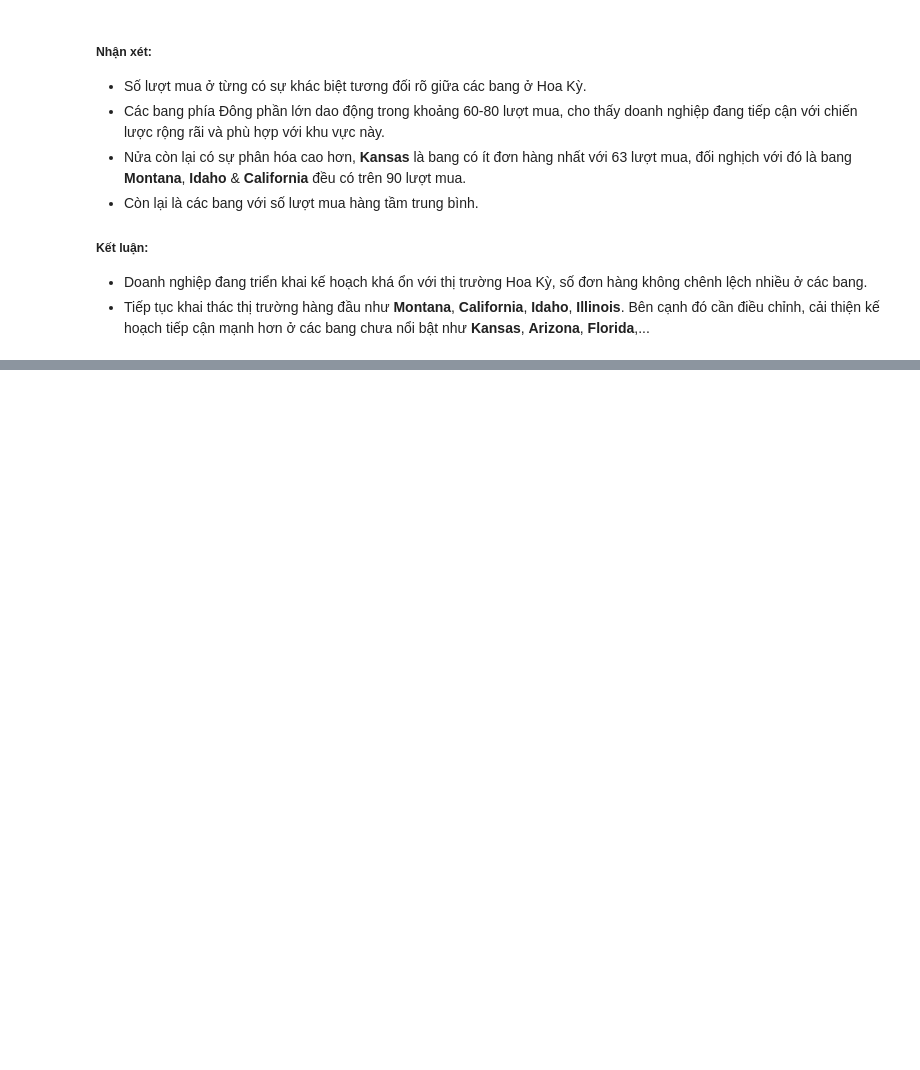
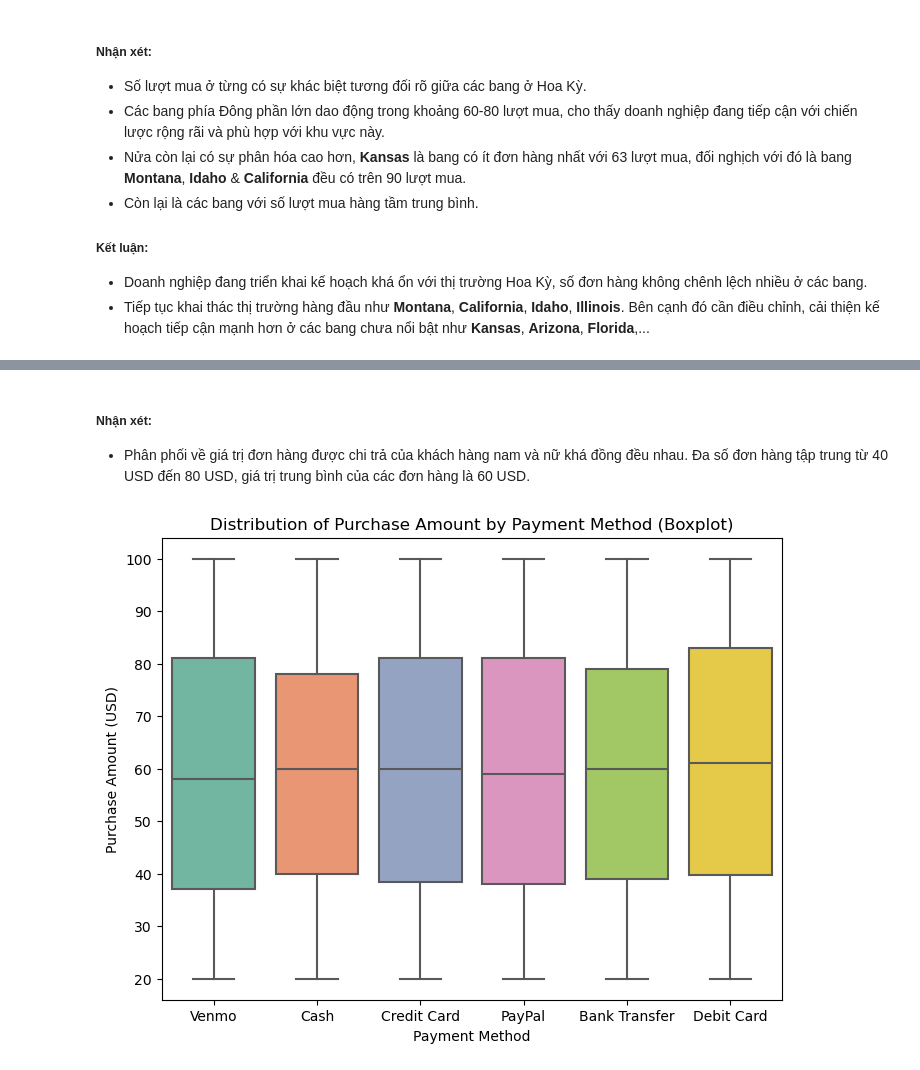
Before and after one commit to LeNguyenGiaBaoFITHCMUS/DV_Lab01, a Jupyter notebook: In progress/Sources/DataVisualization_22120023.ipynb, the cells around one changed output, grey strips where cells are left out. Cells and saved outputs as stored; diff of their text form; code cells hidden in the pictures; blank space fills up the shorter version.

```diff
--- a/In progress/Sources/DataVisualization_22120023.ipynb
+++ b/In progress/Sources/DataVisualization_22120023.ipynb
@@ -251,0 +327,12 @@ fig.show()
+# %% [markdown]
+##### Nhận xét:
+- Phân phối về giá trị đơn hàng được chi trả của khách hàng nam và nữ khá đồng đều nhau. Đa số đơn hàng tập trung từ 40 USD đến 80 USD, giá trị trung bình của các đơn hàng là 60 USD.
+# %%
+plt.figure(figsize=(8, 6))
+sns.boxplot(data=df, x='Payment Method', y='Purchase Amount (USD)', palette='Set2')
+plt.title('Distribution of Purchase Amount by Payment Method (Boxplot)')
+plt.xlabel('Payment Method')
+plt.ylabel('Purchase Amount (USD)')
+plt.show()
+# %% [output]
+[figure, added]
```
Also changed, not shown: parts of 22 cells of this notebook.
